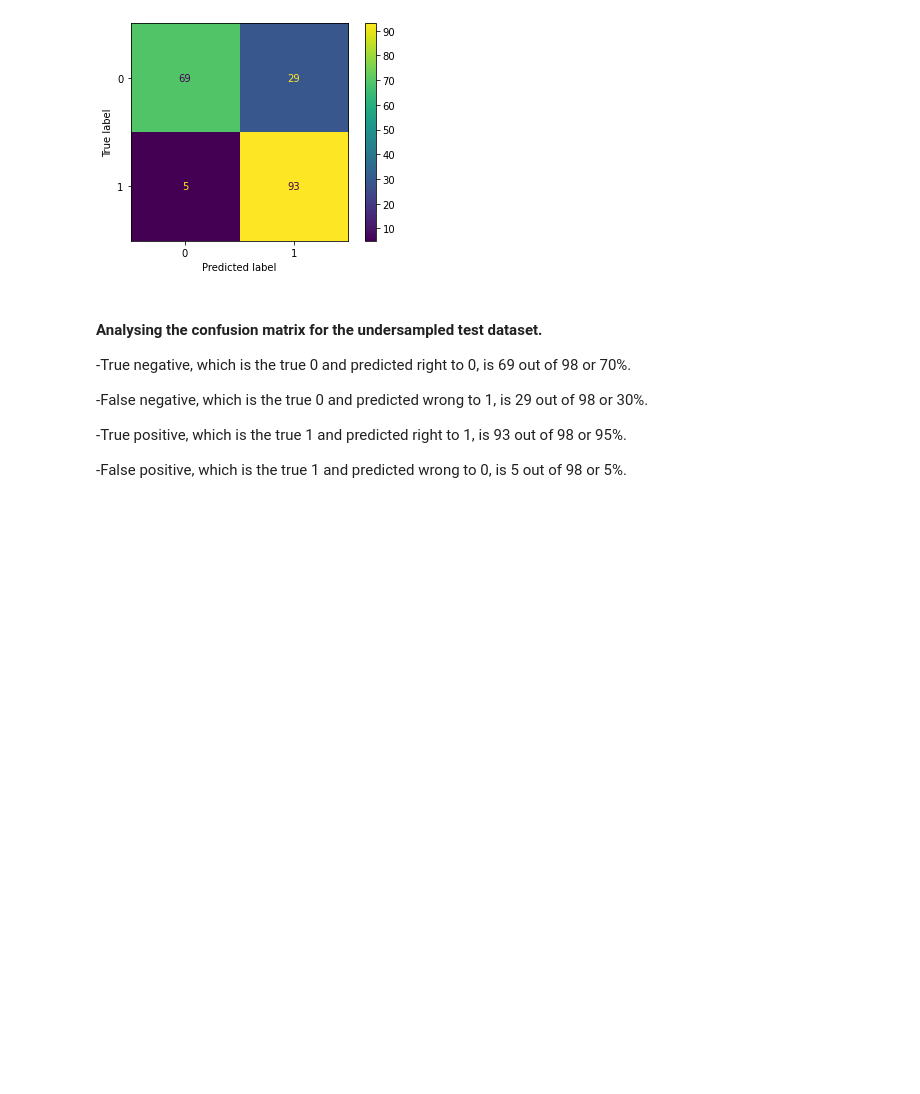
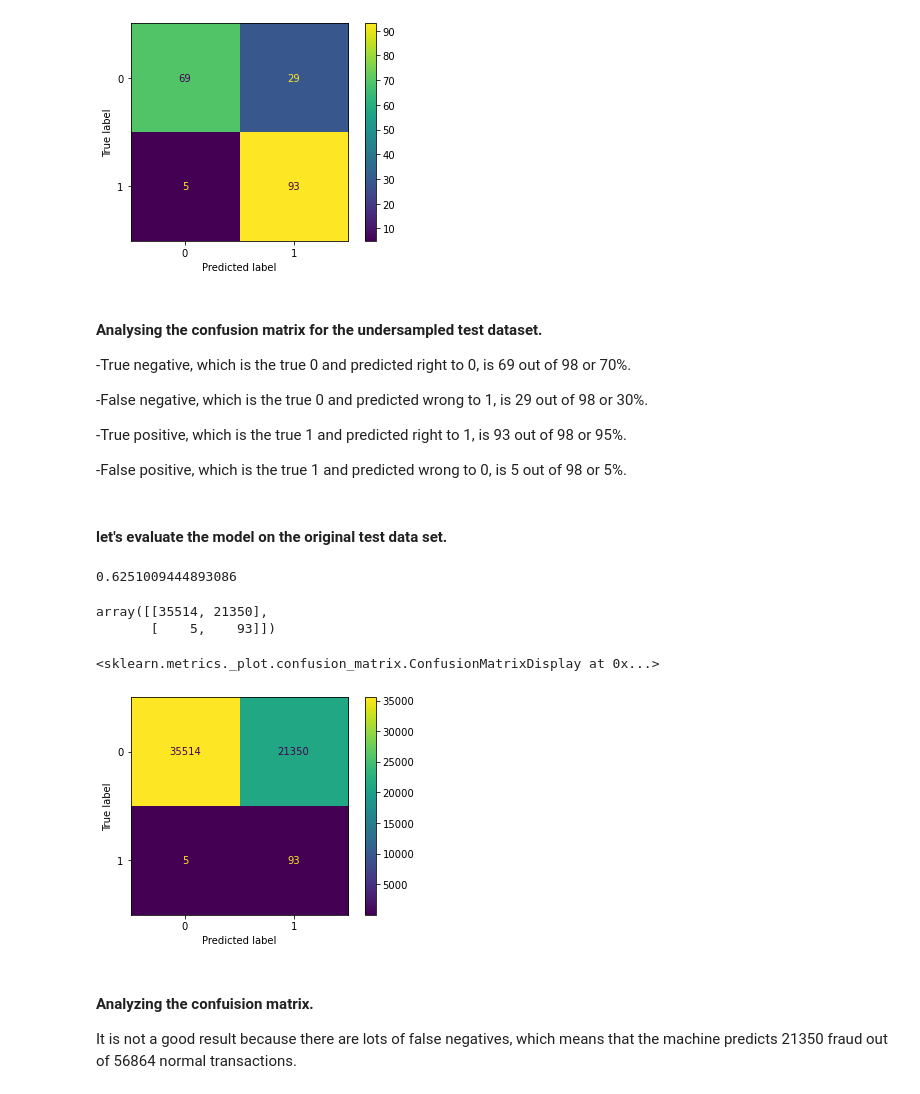
Before and after one commit to Poorya0071/Fraud-Detection, a Jupyter notebook: FraudDetection.ipynb, the cells around one changed output. Saved outputs shown, nothing was run; the diff lists cells and outputs as text; code cells hidden in the pictures; blank space fills up the shorter version.

Commit message:
fit to all test

```diff
--- a/FraudDetection.ipynb
+++ b/FraudDetection.ipynb
@@ -179,3 +179,9 @@ plot_confusion_matrix(reg,X_test_resampled, y_test_resampled)
 -True positive, which is the true 1 and predicted right to 1, is 93 out of 98 or 95%.
 
 -False positive, which is the true 1 and predicted wrong to 0, is 5 out of 98 or 5%.
+# %% [markdown]
+#### let's evaluate the model on the original test data set.
+# %%
+reg.score(X_test, y_test)
+# %% [output]
+0.6251009444893086
@@ -181,0 +190,13 @@ plot_confusion_matrix(reg,X_test_resampled, y_test_resampled)
+# %%
+confusion_matrix(y_test, y_pred)
+# %% [output]
+array([[35514, 21350],
+       [    5,    93]])
+# %%
+plot_confusion_matrix(reg, X_test, y_test)
+# %% [output]
+<sklearn.metrics._plot.confusion_matrix.ConfusionMatrixDisplay at 0x...>
+[figure, added]
+# %% [markdown]
+#### Analyzing the confuision matrix.
+It is not a good result because there are lots of false negatives, which means that the machine predicts 21350 fraud out of 56864 normal transactions.
```
Also changed, not shown: parts of 1 cell of this notebook.
